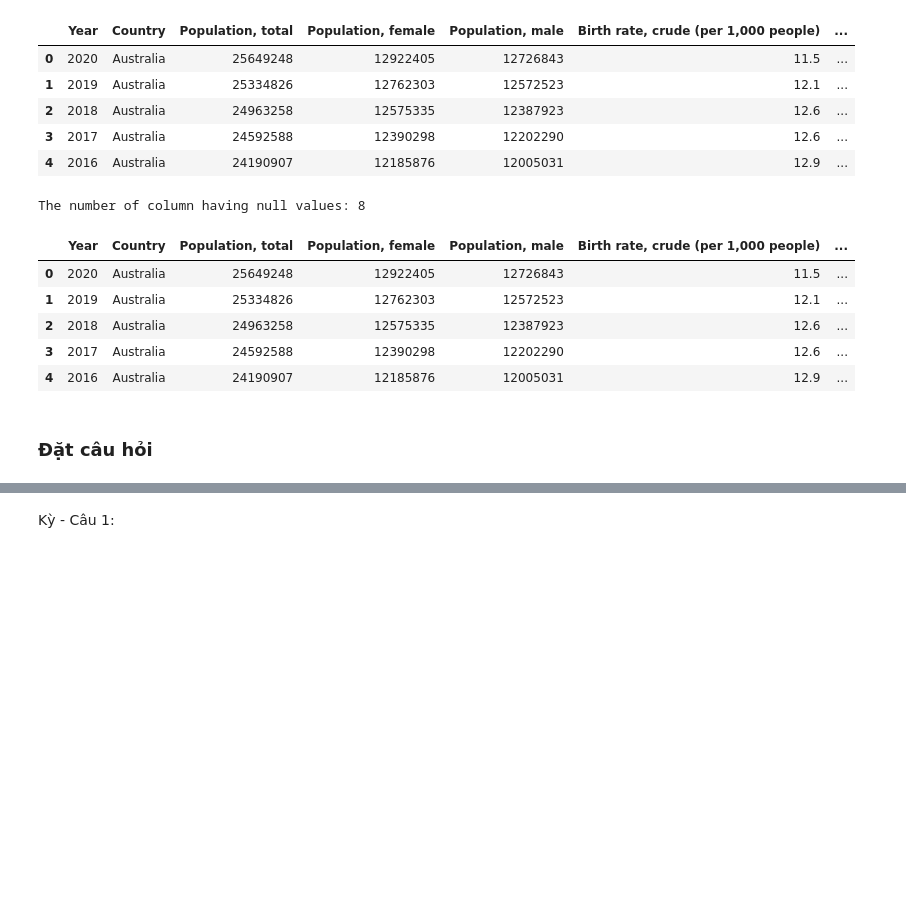
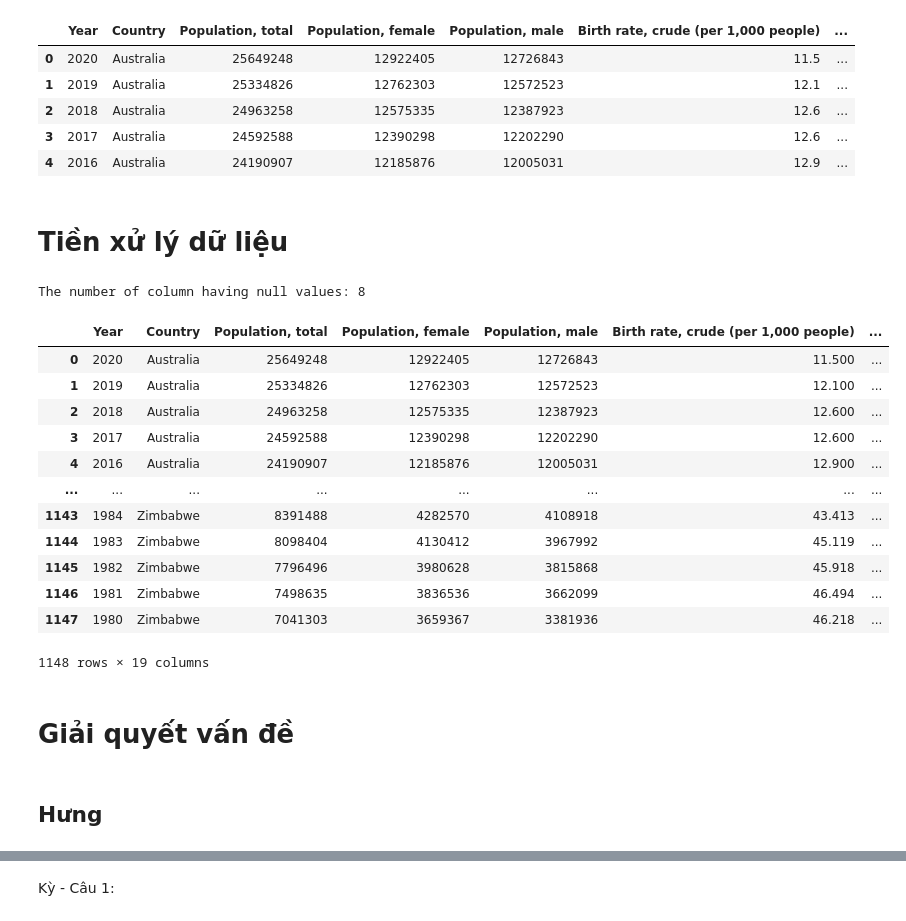
Before and after one commit to DucHung0109/DV_Lab2, a Jupyter notebook: Main.ipynb, the cells around one changed output, grey strips where cells are left out. Drawn from its saved outputs; the diff is of its cells as text; code cells hidden in the pictures; blank space fills up the shorter version.

```diff
--- a/Main.ipynb
+++ b/Main.ipynb
@@ -99,6 +103,8 @@ raw_data.head()
 | 2 | 2018 | Australia | 24963258 | 12575335 | 12387923 | 12.6 | ... |
 | 3 | 2017 | Australia | 24592588 | 12390298 | 12202290 | 12.6 | ... |
 | 4 | 2016 | Australia | 24190907 | 12185876 | 12005031 | 12.9 | ... |
+# %% [markdown]
+# **Tiền xử lý dữ liệu**
 # %%
 # check the number of columns having null values
 null_counts = raw_data.isnull().sum()
@@ -123,13 +125,22 @@ import seaborn as sns
 # %%
 processed_data = pd.read_csv('processed_data.csv')
-processed_data.head()
+processed_data
 # %% [output]
 |  | Year | Country | Population, total | Population, female | Population, male | Birth rate, crude (per 1,000 people) | ... |
-| 0 | 2020 | Australia | 25649248 | 12922405 | 12726843 | 11.5 | ... |
-| 1 | 2019 | Australia | 25334826 | 12762303 | 12572523 | 12.1 | ... |
-| 2 | 2018 | Australia | 24963258 | 12575335 | 12387923 | 12.6 | ... |
-| 3 | 2017 | Australia | 24592588 | 12390298 | 12202290 | 12.6 | ... |
-| 4 | 2016 | Australia | 24190907 | 12185876 | 12005031 | 12.9 | ... |
+| 0 | 2020 | Australia | 25649248 | 12922405 | 12726843 | 11.500 | ... |
+| 1 | 2019 | Australia | 25334826 | 12762303 | 12572523 | 12.100 | ... |
+| 2 | 2018 | Australia | 24963258 | 12575335 | 12387923 | 12.600 | ... |
+| 3 | 2017 | Australia | 24592588 | 12390298 | 12202290 | 12.600 | ... |
+| 4 | 2016 | Australia | 24190907 | 12185876 | 12005031 | 12.900 | ... |
+| ... | ... | ... | ... | ... | ... | ... | ... |
+| 1143 | 1984 | Zimbabwe | 8391488 | 4282570 | 4108918 | 43.413 | ... |
+| 1144 | 1983 | Zimbabwe | 8098404 | 4130412 | 3967992 | 45.119 | ... |
+| 1145 | 1982 | Zimbabwe | 7796496 | 3980628 | 3815868 | 45.918 | ... |
+| 1146 | 1981 | Zimbabwe | 7498635 | 3836536 | 3662099 | 46.494 | ... |
+| 1147 | 1980 | Zimbabwe | 7041303 | 3659367 | 3381936 | 46.218 | ... |
+1148 rows × 19 columns
-# %% [markdown]
-### Đặt câu hỏi
+# %% [markdown]
+# **Giải quyết vấn đề**
+# %% [markdown]
+## **Hưng**
 # %% [markdown]
```
Also changed, not shown: parts of 8 cells of this notebook.
